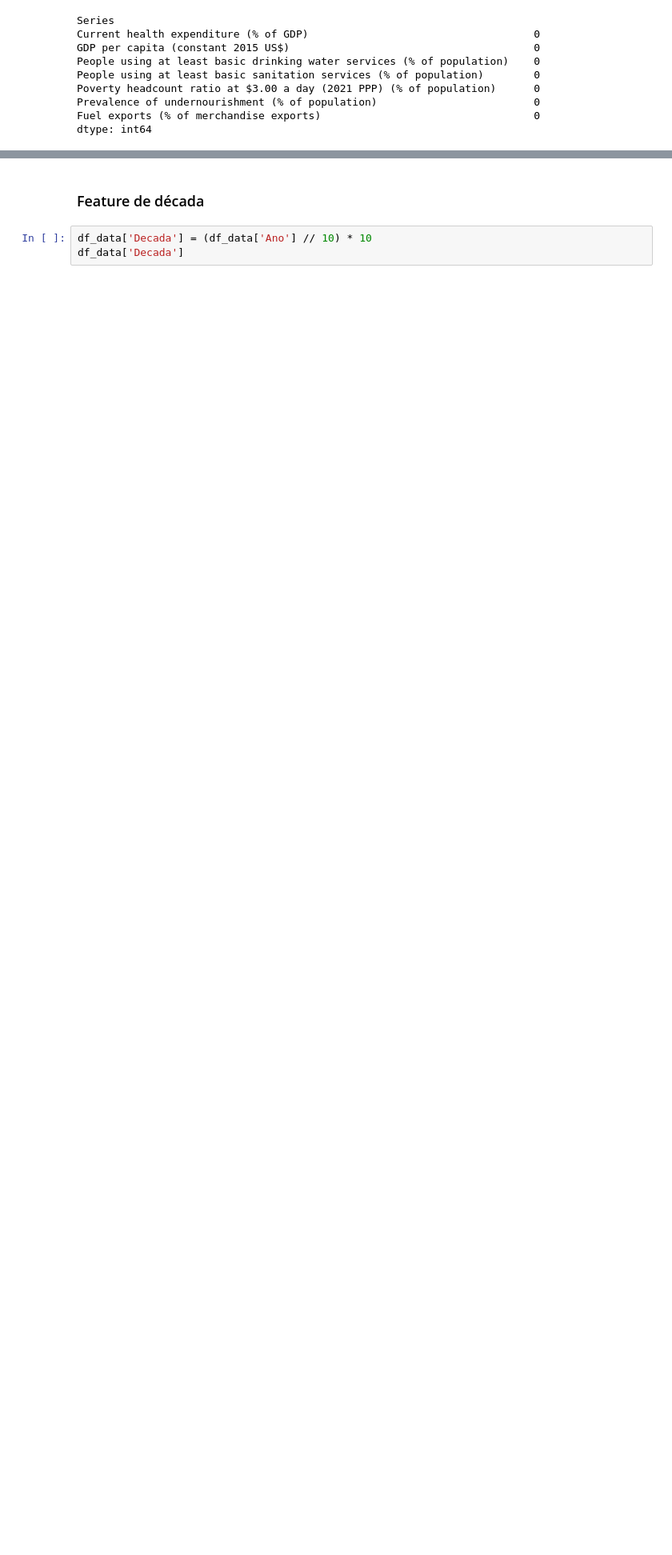
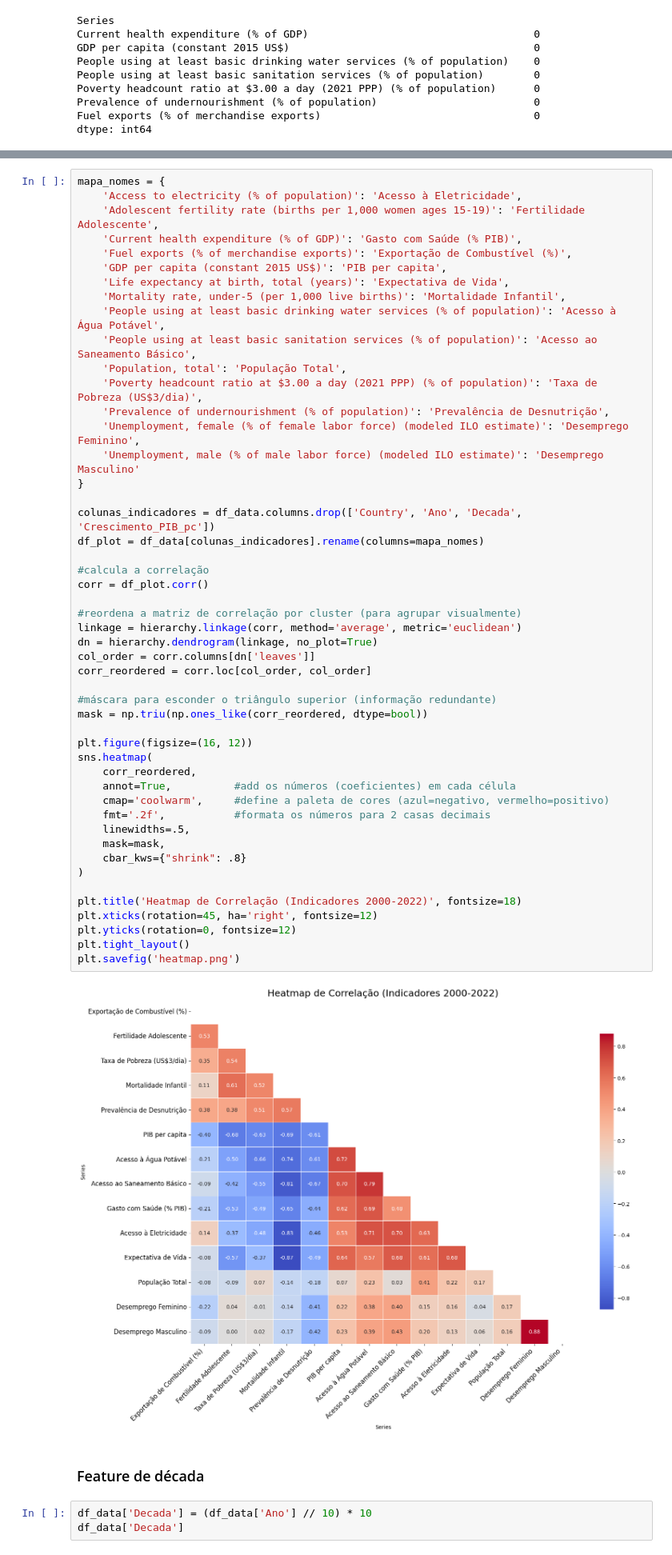
Before and after one commit to Masriaa/Ciencia-dos-Dados, a Jupyter notebook: notebooks/T2/banco-mundial-copy.ipynb, the cells around one changed output, grey strips where cells are left out. Shown: that part at 80% size. Cells and saved outputs as stored; diff of their text form; blank space fills up the shorter version.

Commit message:
add describe + heatmap

```diff
--- a/notebooks/T2/banco-mundial-copy.ipynb
+++ b/notebooks/T2/banco-mundial-copy.ipynb
@@ -320,3 +334,54 @@ dtype: int64
+# %%
+mapa_nomes = {
+    'Access to electricity (% of population)': 'Acesso à Eletricidade',
+    'Adolescent fertility rate (births per 1,000 women ages 15-19)': 'Fertilidade Adolescente',
+    'Current health expenditure (% of GDP)': 'Gasto com Saúde (% PIB)',
+    'Fuel exports (% of merchandise exports)': 'Exportação de Combustível (%)',
+    'GDP per capita (constant 2015 US$)': 'PIB per capita',
+    'Life expectancy at birth, total (years)': 'Expectativa de Vida',
+    'Mortality rate, under-5 (per 1,000 live births)': 'Mortalidade Infantil',
+    'People using at least basic drinking water services (% of population)': 'Acesso à Água Potável',
+    'People using at least basic sanitation services (% of population)': 'Acesso ao Saneamento Básico',
+    'Population, total': 'População Total',
+    'Poverty headcount ratio at $3.00 a day (2021 PPP) (% of population)': 'Taxa de Pobreza (US$3/dia)',
+    'Prevalence of undernourishment (% of population)': 'Prevalência de Desnutrição',
+    'Unemployment, female (% of female labor force) (modeled ILO estimate)': 'Desemprego Feminino',
+    'Unemployment, male (% of male labor force) (modeled ILO estimate)': 'Desemprego Masculino'
+}
+
+colunas_indicadores = df_data.columns.drop(['Country', 'Ano', 'Decada', 'Crescimento_PIB_pc'])
+df_plot = df_data[colunas_indicadores].rename(columns=mapa_nomes)
+
+#calcula a correlação
+corr = df_plot.corr()
+
+#reordena a matriz de correlação por cluster (para agrupar visualmente)
+linkage = hierarchy.linkage(corr, method='average', metric='euclidean')
+dn = hierarchy.dendrogram(linkage, no_plot=True)
+col_order = corr.columns[dn['leaves']]
+corr_reordered = corr.loc[col_order, col_order]
+
+#máscara para esconder o triângulo superior (informação redundante)
+mask = np.triu(np.ones_like(corr_reordered, dtype=bool))
+
+plt.figure(figsize=(16, 12))
+sns.heatmap(
+    corr_reordered,
+    annot=True,          #add os números (coeficientes) em cada célula
+    cmap='coolwarm',     #define a paleta de cores (azul=negativo, vermelho=positivo)
+    fmt='.2f',           #formata os números para 2 casas decimais
+    linewidths=.5,
+    mask=mask,
+    cbar_kws={"shrink": .8}
+)
+
+plt.title('Heatmap de Correlação (Indicadores 2000-2022)', fontsize=18)
+plt.xticks(rotation=45, ha='right', fontsize=12)
+plt.yticks(rotation=0, fontsize=12)
+plt.tight_layout()
+plt.savefig('heatmap.png')
+# %% [output]
+[figure, added]
 # %% [markdown]
 ### Feature de década
 # %%
```
Also changed, not shown: parts of 2 cells of this notebook, 1 other file.
